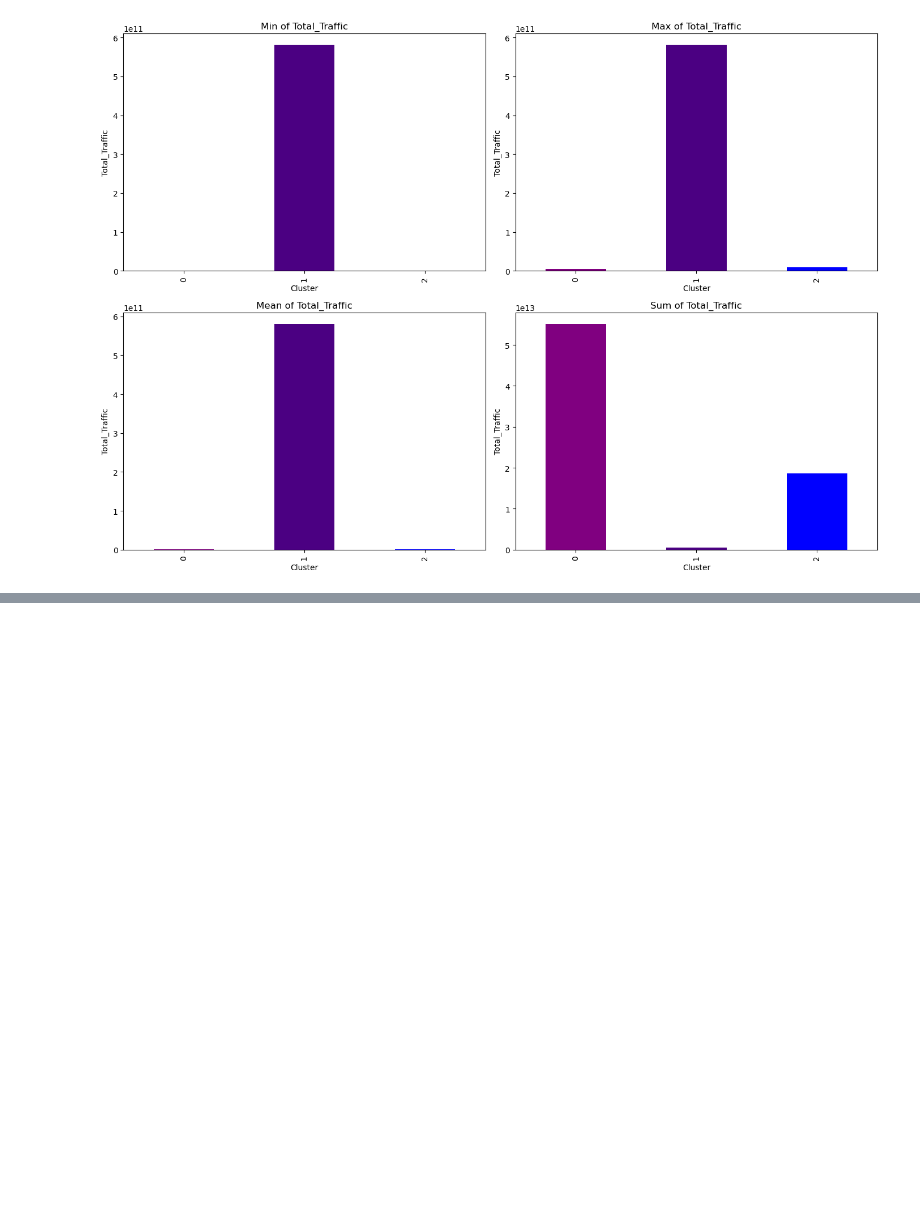
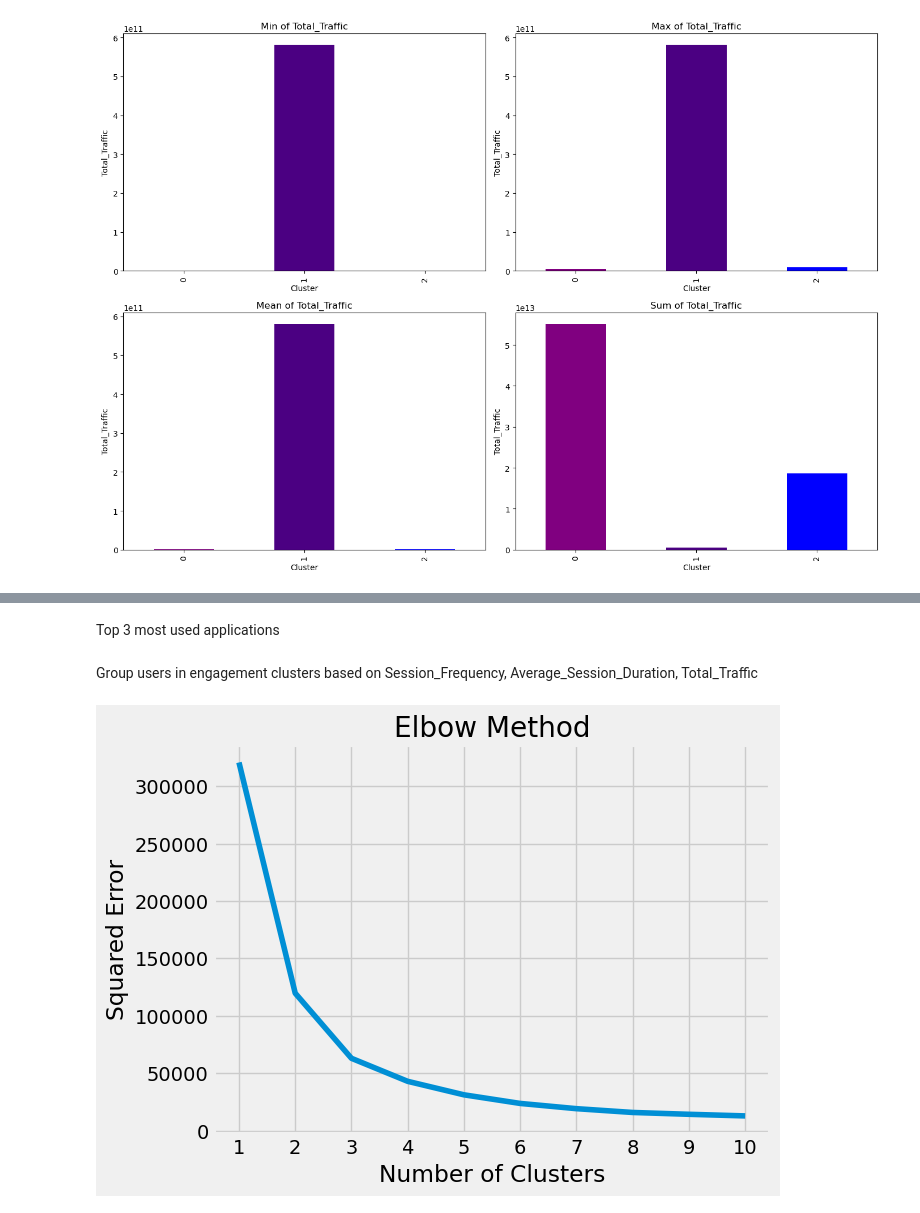
Before and after one commit to nyutu-grace/User_analytics_TellCo, a Jupyter notebook: notebooks/User Engagement Analytics.ipynb, the cells around one changed output, grey strips where cells are left out. Drawn from its saved outputs; the diff is of its cells as text; code cells hidden in the pictures; blank space fills up the shorter version.

Commit message:
edit user engagement notebook

```diff
--- a/notebooks/User Engagement Analytics.ipynb
+++ b/notebooks/User Engagement Analytics.ipynb
@@ -197,0 +372,27 @@ plot_cluster_stats(cluster_stats, 'Total_Traffic')
+# %% [markdown]
+ Top 3 most used applications
+# %% [markdown]
+Group users in engagement clusters based on Session_Frequency, Average_Session_Duration, Total_Traffic
+# %%
+squared_error = []
+kmeans_kwargs= {
+    'init':"k-means++",
+    'n_init': 10,
+    'max_iter': 300,
+    'random_state':20
+}
+# %%
+for c in range(1, 11):
+    kmeans = KMeans(n_clusters=c, **kmeans_kwargs)
+    kmeans.fit(df_normalized)
+    squared_error.append(kmeans.inertia_)
+# %%
+plt.style.use('fivethirtyeight')
+plt.plot(range(1,11), squared_error)
+plt.xticks(range(1,11))
+plt.xlabel("Number of Clusters")
+plt.ylabel("Squared Error")
+plt.title("Elbow Method")
+plt.show()
+# %% [output]
+[figure, added]
```
Also changed, not shown: parts of 34 cells of this notebook, 1 other file.
